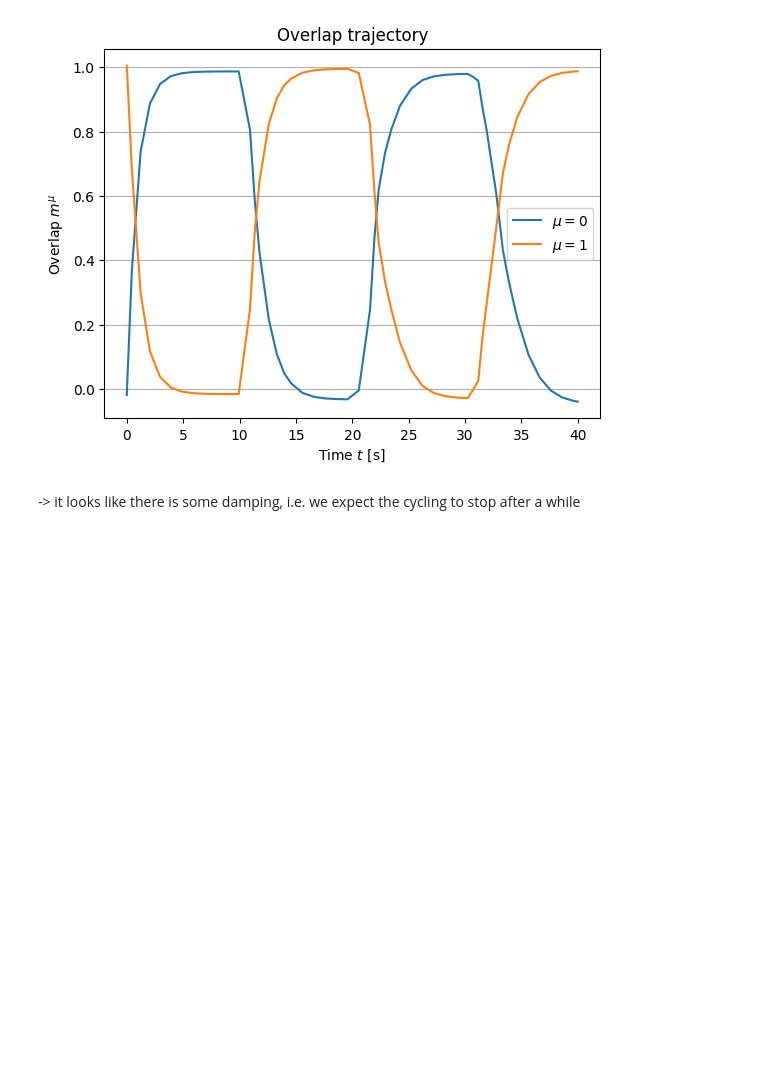
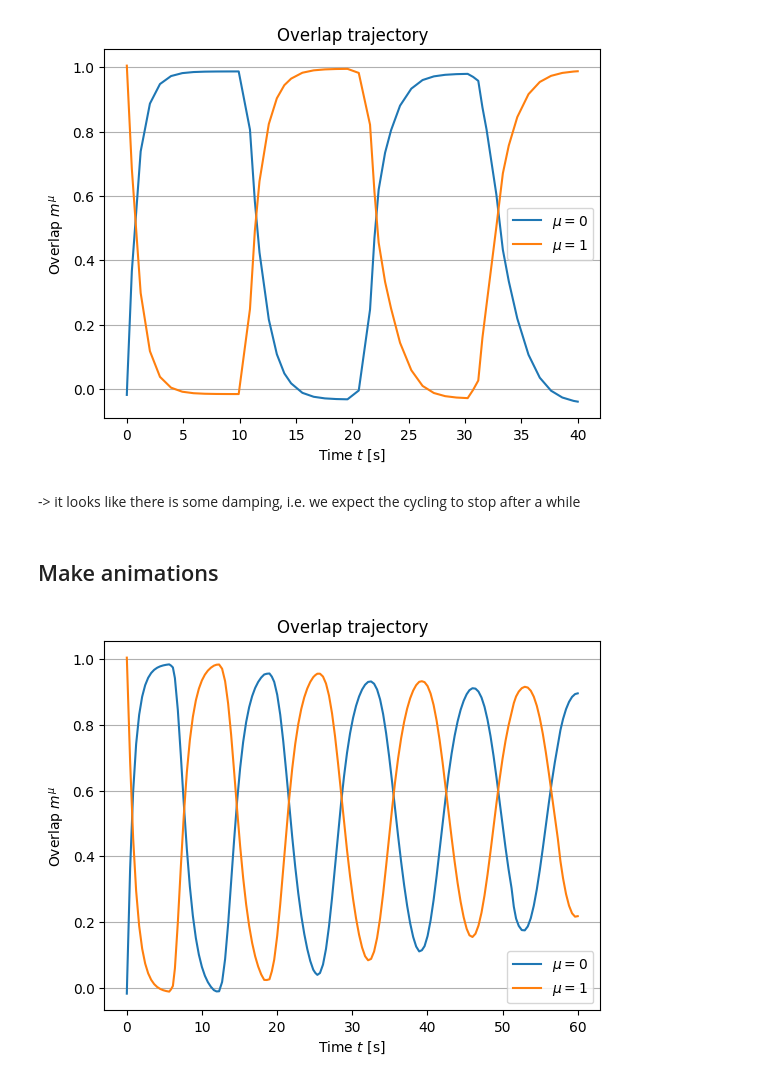
Before and after one commit to ninivert/lcnthesis, a Jupyter notebook: notebooks/embedding_d=2_cycling.ipynb, the cells around one changed output. Cells and saved outputs as stored; diff of their text form; code cells hidden in the pictures; blank space fills up the shorter version.

```diff
--- a/notebooks/embedding_d=2_cycling.ipynb
+++ b/notebooks/embedding_d=2_cycling.ipynb
@@ -69,3 +69,11 @@ plot_overlap_trajectory(rnn, res);
 [figure]
 # %% [markdown]
 -> it looks like there is some damping, i.e. we expect the cycling to stop after a while
+# %% [markdown]
+## Make animations
+# %%
+rnn = LowRankCyclingRNN(F, G, phi, I_ext, delta=6)
+res = rnn.simulate_h(rnn.F[:, 0], (0, 60), dt_max=0.4, progress=True)
+plot_overlap_trajectory(rnn, res);
+# %% [output]
+[figure, added]
```
Also changed, not shown: parts of 1 cell of this notebook, 4 other files.
